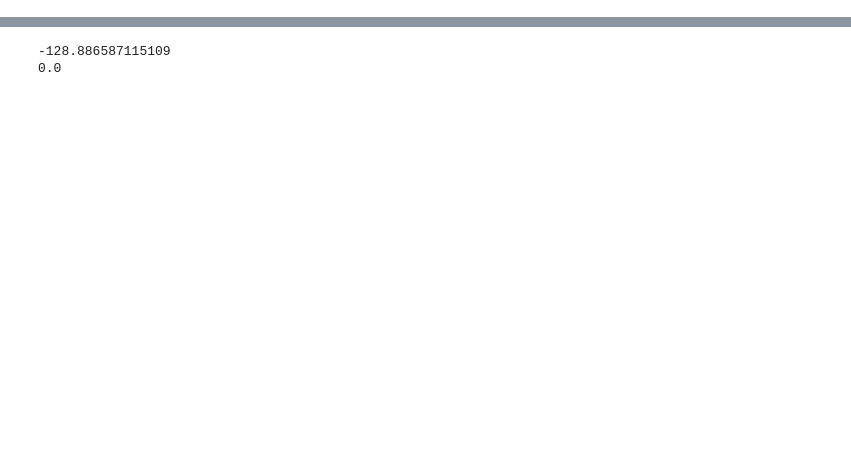
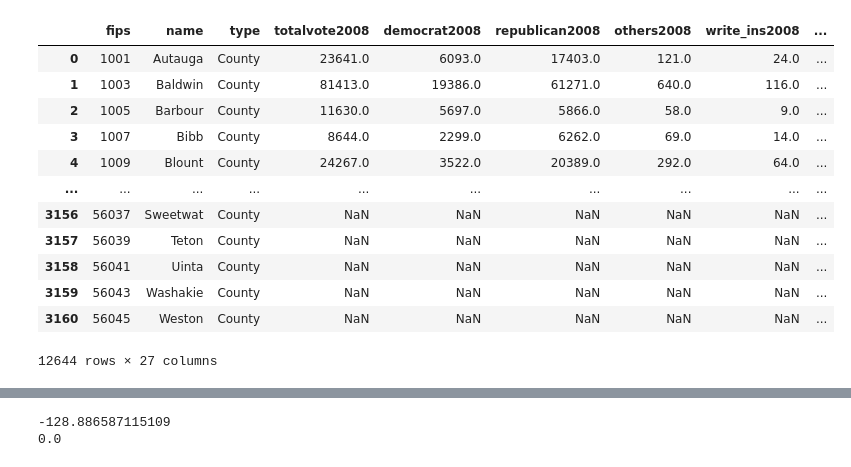
Before and after one commit to jgrips9/Su23Practice, a Jupyter notebook: Code/Python/presidents.ipynb, the cells around one changed output, grey strips where cells are left out. Saved outputs shown, nothing was run; the diff lists cells and outputs as text; code cells hidden in the pictures; blank space fills up the shorter version.

```diff
--- a/Code/Python/presidents.ipynb
+++ b/Code/Python/presidents.ipynb
@@ -18,9 +17,0 @@ print(glob.glob("*.csv"))
-# %%
-datasets_merged = None
-for filename in glob.glob("*.csv"):
-    current_file = pd.read_csv(filename)
-    if datasets_merged is None:
-        datasets_merged = current_file
-    else:
-        datasets_merged = datasets_merged.merge(current_file, how="outer")
-display(datasets_merged)
@@ -40,0 +36,23 @@ display(datasets_merged)
+# %%
+# use a loop to load each individual dataset
+datasets = []
+for filename in glob.glob("*.csv"):
+    datasets.append(pd.read_csv(filename))
+# %%
+# attempt #1 to combine the files - this does not work, as it results in duplicates
+datasets_merged = pd.concat(datasets)
+display(datasets_merged)
+# %% [output]
+|  | fips | name | type | totalvote2008 | democrat2008 | republican2008 | others2008 | write_ins2008 | ... |
+| 0 | 1001 | Autauga | County | 23641.0 | 6093.0 | 17403.0 | 121.0 | 24.0 | ... |
+| 1 | 1003 | Baldwin | County | 81413.0 | 19386.0 | 61271.0 | 640.0 | 116.0 | ... |
+| 2 | 1005 | Barbour | County | 11630.0 | 5697.0 | 5866.0 | 58.0 | 9.0 | ... |
+| 3 | 1007 | Bibb | County | 8644.0 | 2299.0 | 6262.0 | 69.0 | 14.0 | ... |
+| 4 | 1009 | Blount | County | 24267.0 | 3522.0 | 20389.0 | 292.0 | 64.0 | ... |
+| ... | ... | ... | ... | ... | ... | ... | ... | ... | ... |
+| 3156 | 56037 | Sweetwat | County | NaN | NaN | NaN | NaN | NaN | ... |
+| 3157 | 56039 | Teton | County | NaN | NaN | NaN | NaN | NaN | ... |
+| 3158 | 56041 | Uinta | County | NaN | NaN | NaN | NaN | NaN | ... |
+| 3159 | 56043 | Washakie | County | NaN | NaN | NaN | NaN | NaN | ... |
+| 3160 | 56045 | Weston | County | NaN | NaN | NaN | NaN | NaN | ... |
+12644 rows × 27 columns
```
Also changed, not shown: parts of 20 cells of this notebook, 2 other files.
